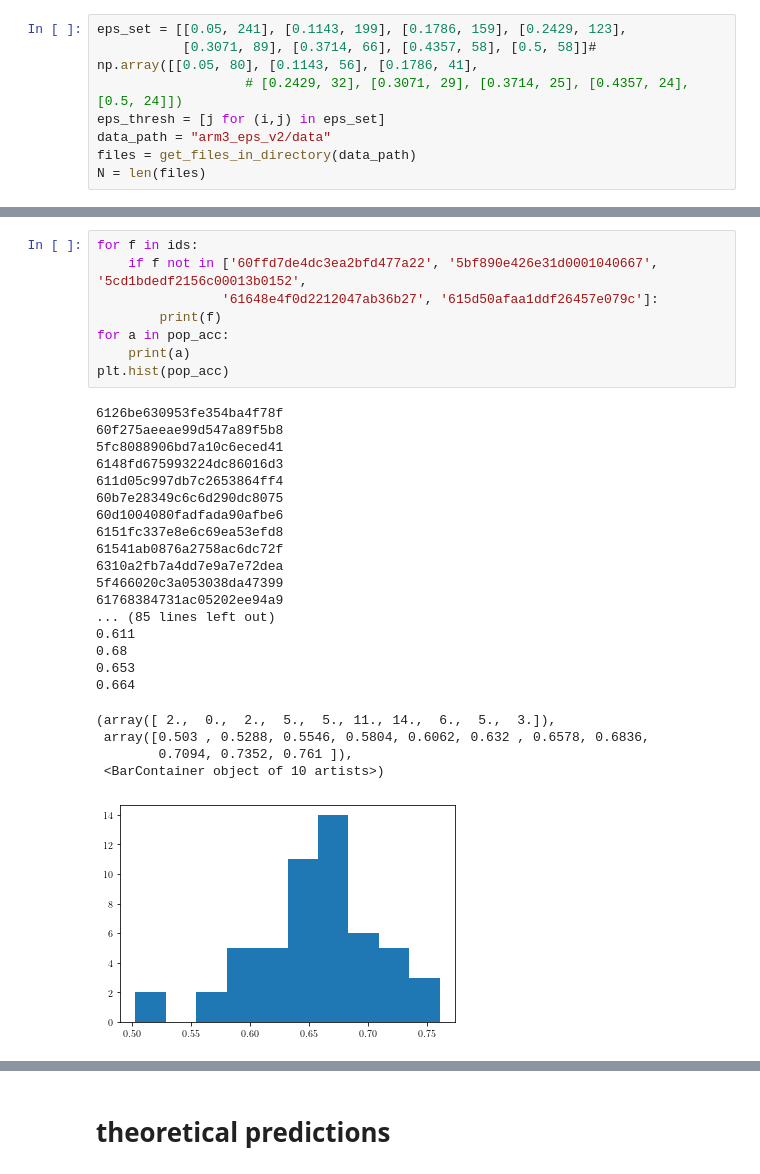
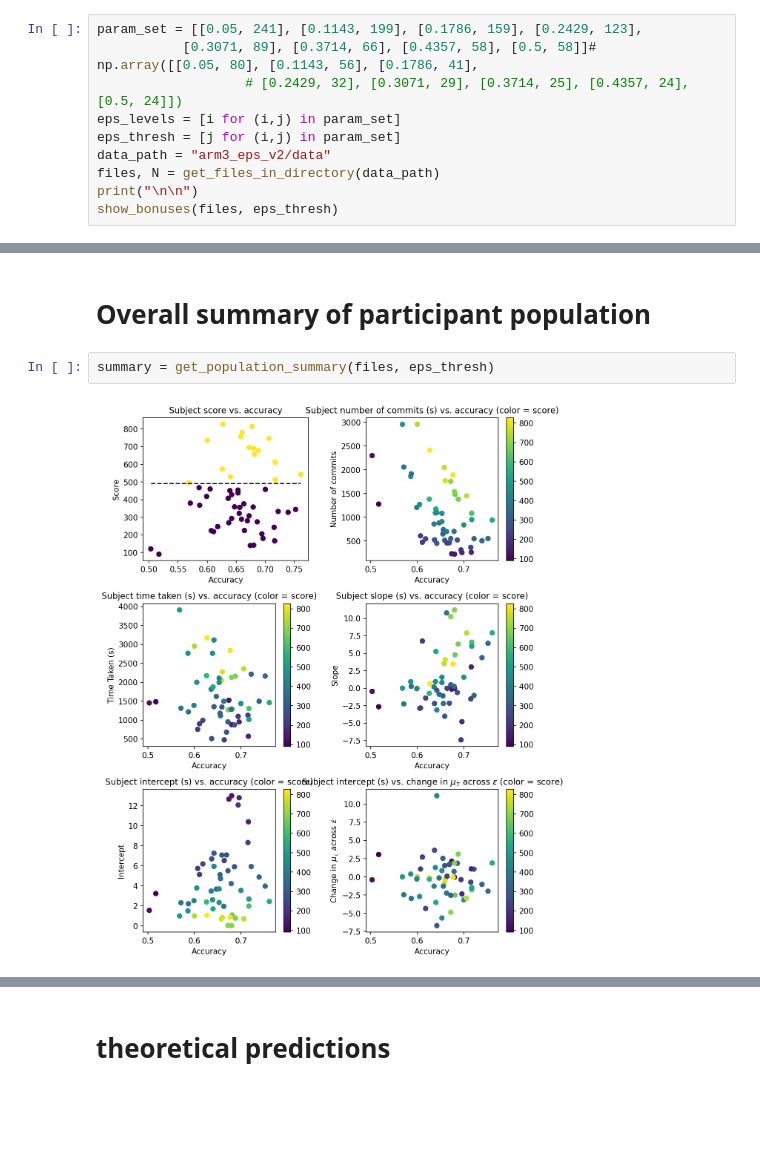
Before and after one commit to kalburge/stock-predict, a Jupyter notebook: pavlovia_exp/analyze_eps.ipynb, the cells around one changed output, grey strips where cells are left out. Drawn from its saved outputs; the diff is of its cells as text; blank space fills up the shorter version.

```diff
--- a/pavlovia_exp/analyze_eps.ipynb
+++ b/pavlovia_exp/analyze_eps.ipynb
@@ -17,8 +17,10 @@ rc('font', family='sans-serif')
 # %%
-eps_set = [[0.05, 241], [0.1143, 199], [0.1786, 159], [0.2429, 123],
+param_set = [[0.05, 241], [0.1143, 199], [0.1786, 159], [0.2429, 123],
            [0.3071, 89], [0.3714, 66], [0.4357, 58], [0.5, 58]]# np.array([[0.05, 80], [0.1143, 56], [0.1786, 41],
                    # [0.2429, 32], [0.3071, 29], [0.3714, 25], [0.4357, 24], [0.5, 24]])
-eps_thresh = [j for (i,j) in eps_set]
+eps_levels = [i for (i,j) in param_set]
+eps_thresh = [j for (i,j) in param_set]
 data_path = "arm3_eps_v2/data"
-files = get_files_in_directory(data_path)
-N = len(files)
+files, N = get_files_in_directory(data_path)
+print("\n\n")
+show_bonuses(files, eps_thresh)
@@ -54,31 +45,6 @@ print(N)
+# %% [markdown]
+# Overall summary of participant population
 # %%
-for f in ids:
-    if f not in ['60ffd7de4dc3ea2bfd477a22', '5bf890e426e31d0001040667', '5cd1bdedf2156c00013b0152',
-                '61648e4f0d2212047ab36b27', '615d50afaa1ddf26457e079c']:
-        print(f)
-for a in pop_acc:
-    print(a)
-plt.hist(pop_acc)
+summary = get_population_summary(files, eps_thresh)
 # %% [output]
-6126be630953fe354ba4f78f
-60f275aeeae99d547a89f5b8
-5fc8088906bd7a10c6eced41
-6148fd675993224dc86016d3
-611d05c997db7c2653864ff4
-60b7e28349c6c6d290dc8075
-60d1004080fadfada90afbe6
-6151fc337e8e6c69ea53efd8
-61541ab0876a2758ac6dc72f
-6310a2fb7a4dd7e9a7e72dea
-5f466020c3a053038da47399
-61768384731ac05202ee94a9
-... (85 lines left out)
-0.611
-0.68
-0.653
-0.664
-(array([ 2.,  0.,  2.,  5.,  5., 11., 14.,  6.,  5.,  3.]),
- array([0.503 , 0.5288, 0.5546, 0.5804, 0.6062, 0.632 , 0.6578, 0.6836,
-        0.7094, 0.7352, 0.761 ]),
- <BarContainer object of 10 artists>)
-[figure, old version]
+[figure, new version]
```
Also changed, not shown: parts of 12 cells of this notebook, 1 other file.
